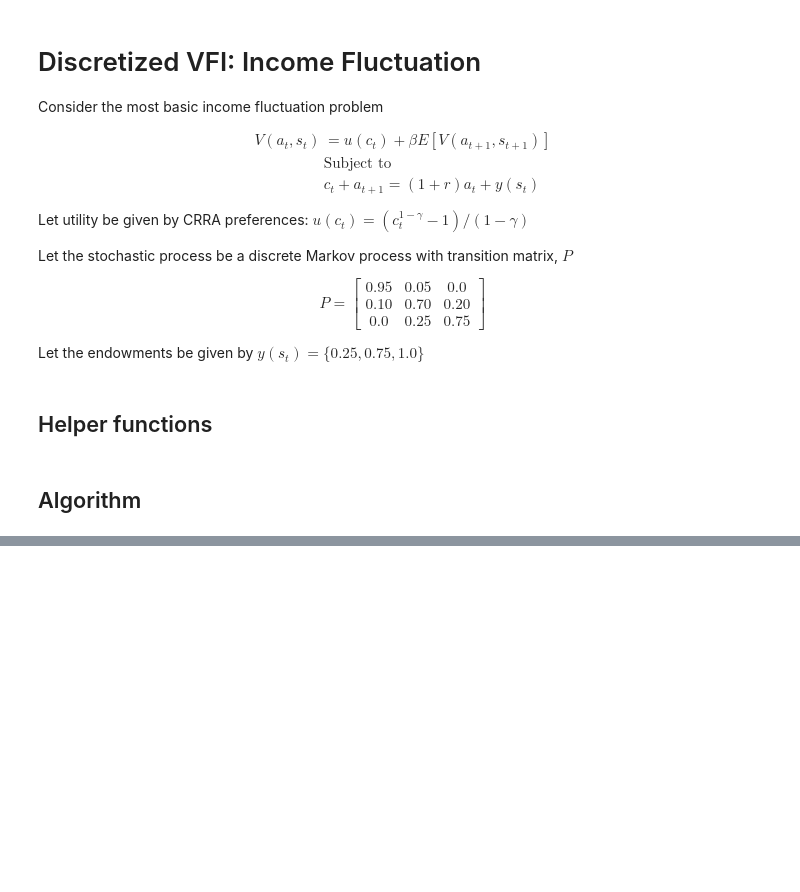
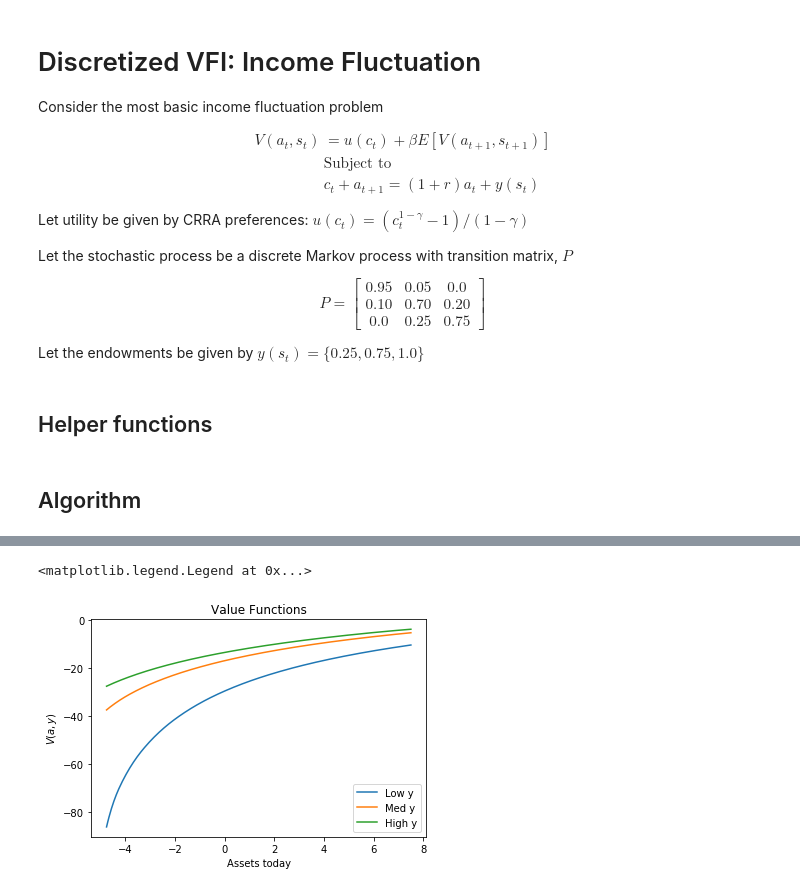
Before and after one commit to NYUEcon/CompEconWorkshop_2017, a Jupyter notebook: Lecture4/Discretized_IFP.ipynb, the cells around one changed output, grey strips where cells are left out. Saved outputs shown, nothing was run; the diff lists cells and outputs as text; code cells hidden in the pictures; blank space fills up the shorter version.

```diff
--- a/Lecture4/Discretized_IFP.ipynb
+++ b/Lecture4/Discretized_IFP.ipynb
@@ -46,7 +49,8 @@ def fill_flow_u(gamma, r, agrid, ygrid):
             _yt = ygrid[i_yt]
             for i_atp1 in range(na):
                 _atp1 = agrid[i_atp1]
-                out[i_at, i_yt, i_atp1] = (1 + r)*_at + _yt - _atp1
+                _c = (1 + r)*_at + _yt - _atp1
+                out[i_at, i_yt, i_atp1] = u(gamma, _c)
 
     return out
 # %% [markdown]
@@ -56,8 +60,8 @@ class IFP(object):
     """
     This class is used to solve the income fluctuation problem
     """
-    def __init__(self, beta=0.99, gamma=2.0, r=0.05,
-                 na=100, a_lb=-5.0, a_ub=5.0,
+    def __init__(self, beta=0.95, gamma=2.0, r=0.025,
+                 na=250, a_lb=-4.75, a_ub=7.5,
                  P=np.array([[0.95, 0.05, 0.0], [0.10, 0.70, 0.20], [0.0, 0.25, 0.75]]),
                  ygrid=np.array([0.25, 0.75, 1.0])):
         # Save fundamentals of model
@@ -116,7 +120,7 @@ class IFP(object):
             if it%25 == 0:
                 print("Iteration: {}\t\tDistance: {}".format(it, dist))
 
-        return V
+        return A, V
 
     def solve_vec(self, tol=1e-8, maxit=100):
         # Unpack parameters and relevant info
@@ -141,6 +145,7 @@ class IFP(object):
             big_V = U + beta*EV[None, :, :]
 
             # Find policy and update V
+            A = np.argmax(big_V, axis=2)
             np.copyto(V, np.max(big_V, axis=2))
 
             # Update iterators
@@ -151,7 +156,7 @@ class IFP(object):
             if it%25 == 0:
                 print("Iteration: {}\t\tDistance: {}".format(it, dist))
 
-        return V
+        return A, V
 # %%
 ifp = IFP()
 # %%
@@ -178,0 +200,12 @@ print(np.max(np.abs(V_loop - V_vec)))
+# %%
+fig, ax = plt.subplots()
+
+ax.plot(ifp.agrid, V)
+
+ax.set_title("Value Functions")
+ax.set_xlabel("Assets today")
+ax.set_ylabel(r"$V(a, y)$")
+ax.legend(labels=["Low y", "Med y", "High y"])
+# %% [output]
+<matplotlib.legend.Legend at 0x...>
+[figure, added]
```
Also changed, not shown: parts of 6 cells of this notebook.
